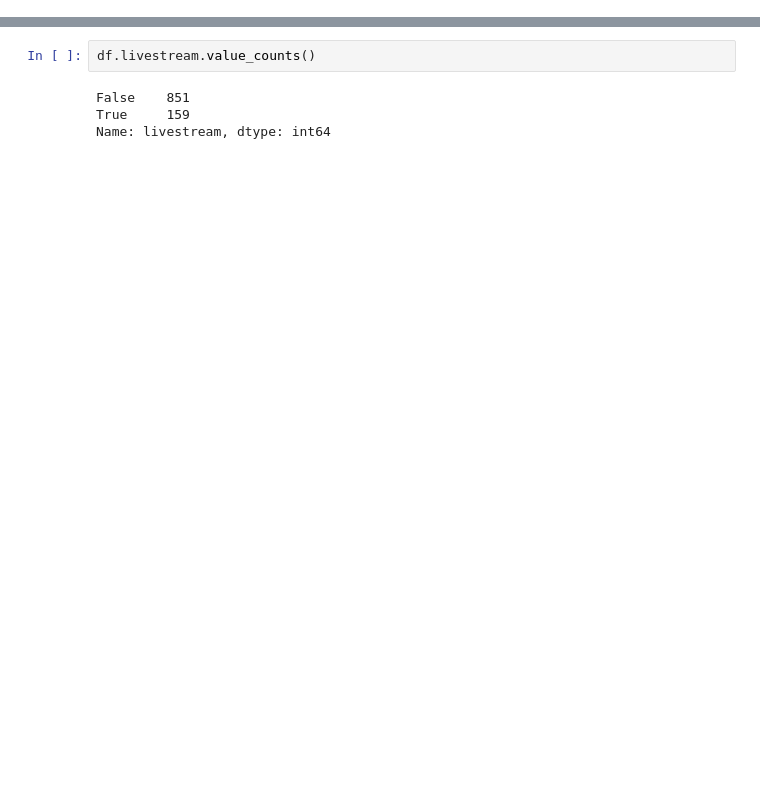
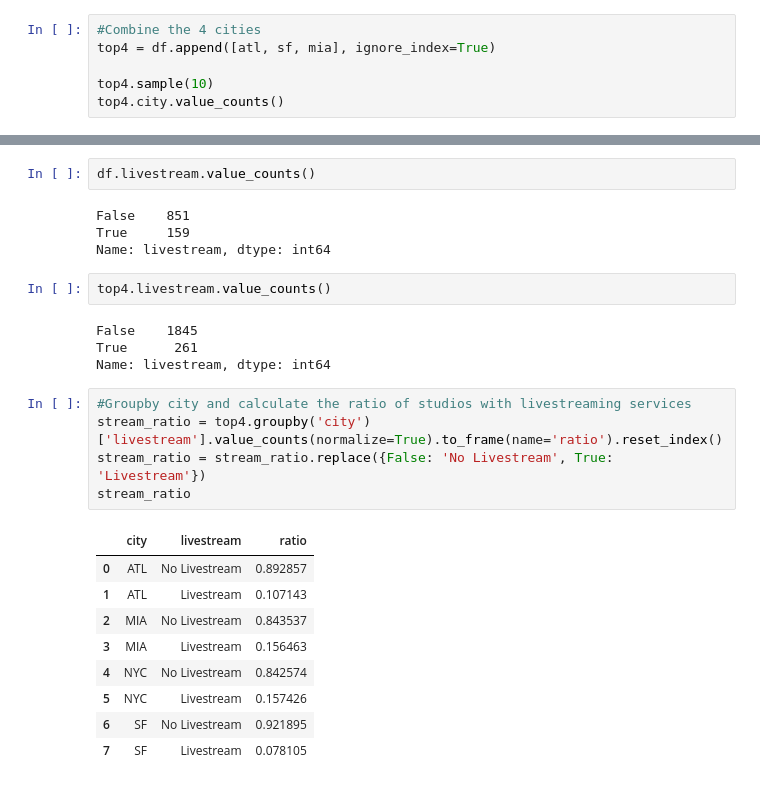
Before and after one commit to emilywang10/cpwebscraping, a Jupyter notebook: CP_notebook.ipynb, the cells around one changed output, grey strips where cells are left out. Drawn from its saved outputs; the diff is of its cells as text; blank space fills up the shorter version.

```diff
--- a/CP_notebook.ipynb
+++ b/CP_notebook.ipynb
@@ -26,0 +31,6 @@ df.sample(15)
+# %%
+#Combine the 4 cities
+top4 = df.append([atl, sf, mia], ignore_index=True)
+
+top4.sample(10)
+top4.city.value_counts()
@@ -30,3 +54,24 @@ df.livestream.value_counts()
 False    851
 True     159
 Name: livestream, dtype: int64
+# %%
+top4.livestream.value_counts()
+# %% [output]
+False    1845
+True      261
+Name: livestream, dtype: int64
+# %%
+#Groupby city and calculate the ratio of studios with livestreaming services
+stream_ratio = top4.groupby('city')['livestream'].value_counts(normalize=True).to_frame(name='ratio').reset_index()
+stream_ratio = stream_ratio.replace({False: 'No Livestream', True: 'Livestream'})
+stream_ratio
+# %% [output]
+|  | city | livestream | ratio |
+| 0 | ATL | No Livestream | 0.892857 |
+| 1 | ATL | Livestream | 0.107143 |
+| 2 | MIA | No Livestream | 0.843537 |
+| 3 | MIA | Livestream | 0.156463 |
+| 4 | NYC | No Livestream | 0.842574 |
+| 5 | NYC | Livestream | 0.157426 |
+| 6 | SF | No Livestream | 0.921895 |
+| 7 | SF | Livestream | 0.078105 |
```
Also changed, not shown: parts of 15 cells of this notebook.
